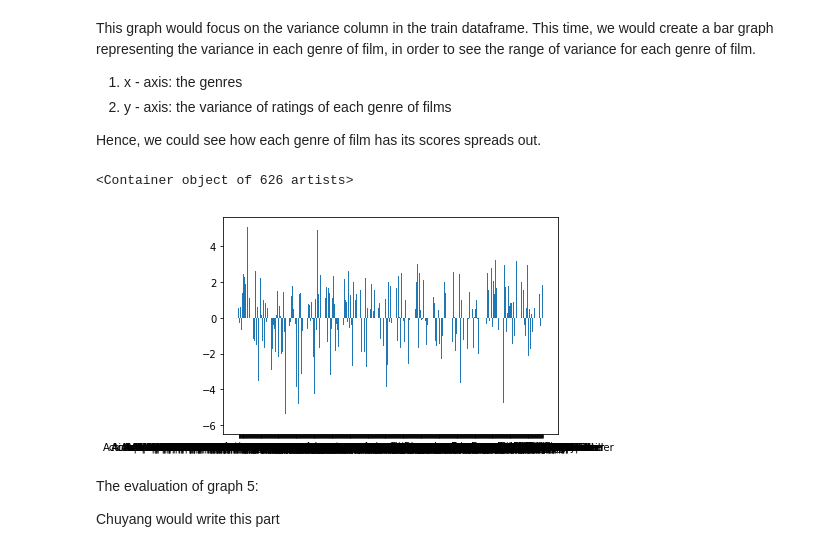
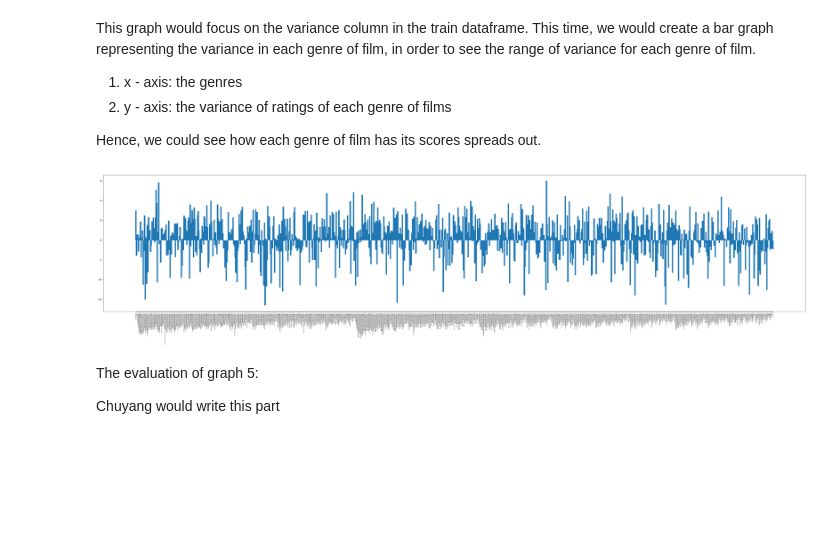
Before and after one commit to strkillr16/COGS108Final, a Jupyter notebook: Final Project Notebook.ipynb, the cells around one changed output. Saved outputs shown, nothing was run; the diff lists cells and outputs as text; code cells hidden in the pictures; blank space fills up the shorter version.

```diff
--- a/Final Project Notebook.ipynb
+++ b/Final Project Notebook.ipynb
@@ -524,18 +468,19 @@ for index, row in train.iterrows():
     key = row['genres']
     value = variances_dict.get(key)
     if value == None:
-        value = row['variance']
-        variances_dict[key] = value
+        variances_dict[key] = row['variance']
 # %%
 genres = []
 variances = []
 for key, value in variances_dict.items():
     genres.append(key)
     variances.append(value)
-plt.bar(genres, height=variances)
+plt.bar(genres, height=variances, width=2)
+plt.xticks(rotation=90)
+plt.tick_params(axis='x', which='major', labelsize=3)
+plt.show()
 # %% [output]
-<Container object of 626 artists>
-[figure, old version]
+[figure, new version]
 # %% [markdown]
 The evaluation of graph 5:
 
```
Also changed, not shown: parts of 10 cells of this notebook.
